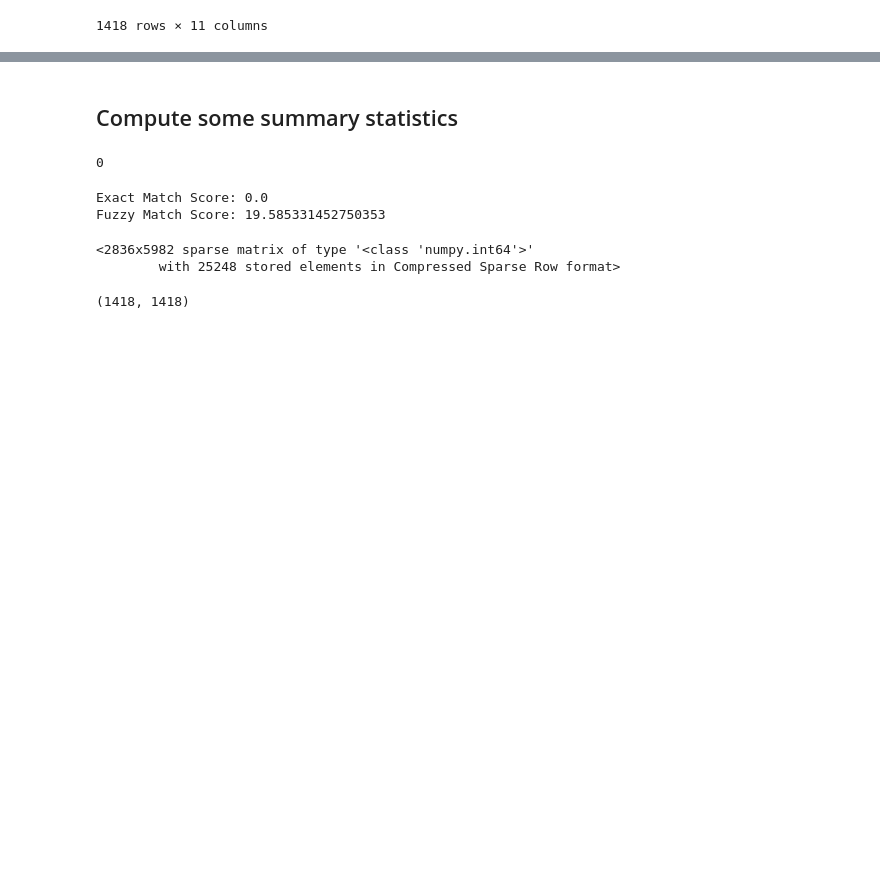
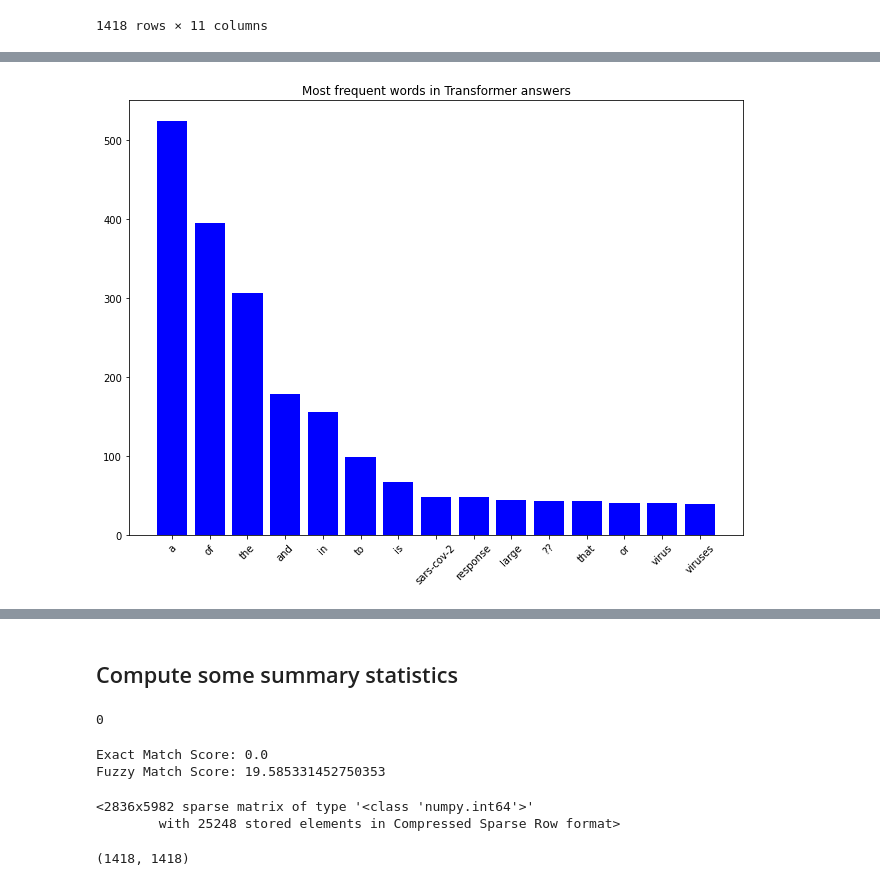
Before and after one commit to johntiger1/hugging-face-generation, a Jupyter notebook: Copy_of_t5_trivia.ipynb, the cells around one changed output, grey strips where cells are left out. Saved outputs shown, nothing was run; the diff lists cells and outputs as text; code cells hidden in the pictures; blank space fills up the shorter version.

```diff
--- a/Copy_of_t5_trivia.ipynb
+++ b/Copy_of_t5_trivia.ipynb
@@ -1990,0 +1994,4 @@ AttributeError: ignored
+# %%
+fig
+# %% [output]
+[figure, added]
```
Also changed, not shown: parts of 22 cells of this notebook.
